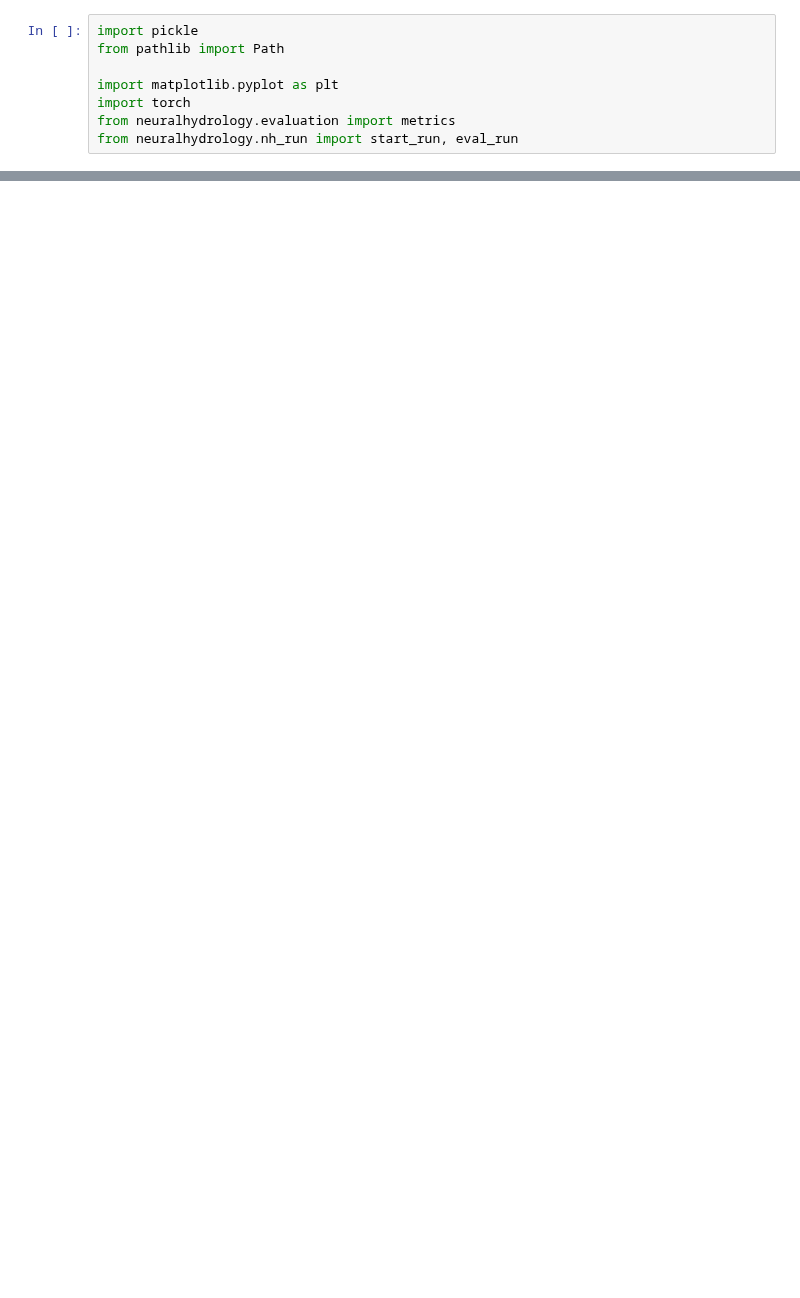
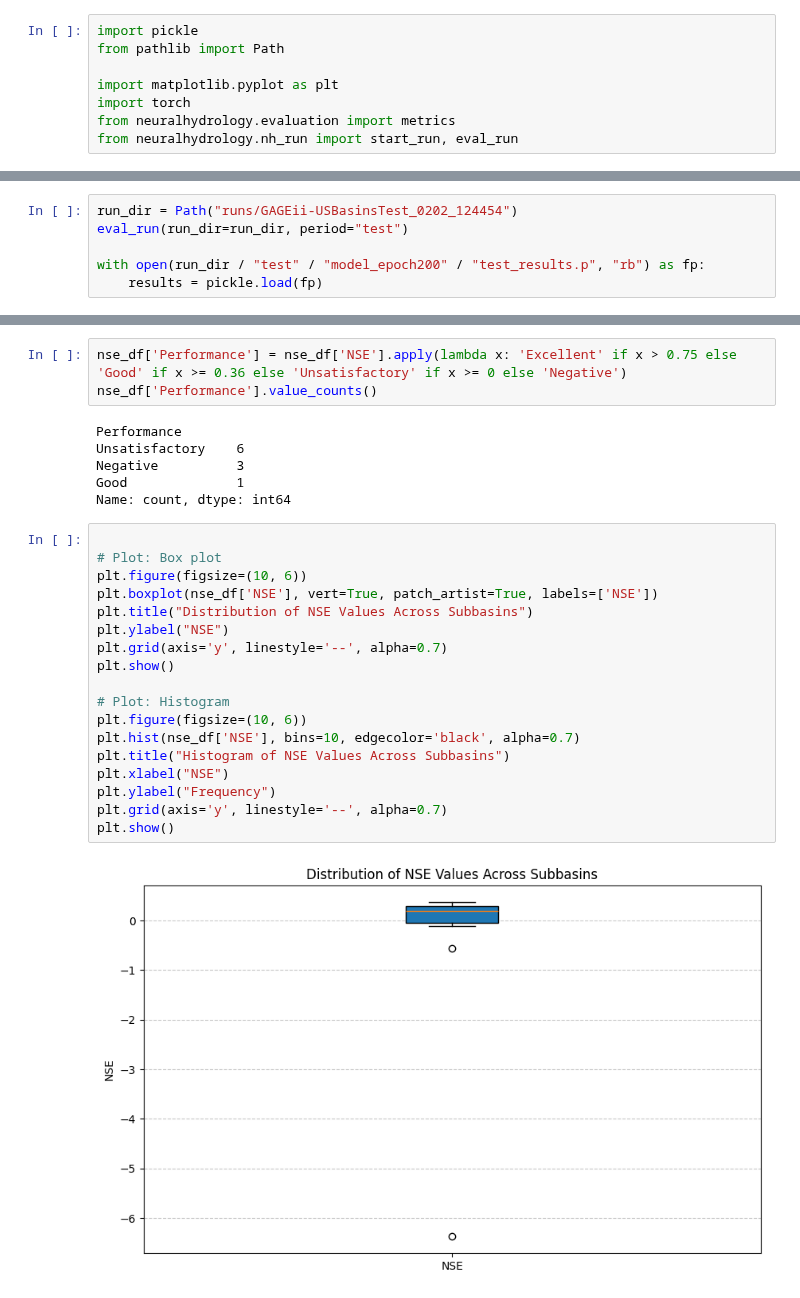
Before and after one commit to yunsupark1120/GAGEii_modeling, a Jupyter notebook: model_training.ipynb, the cells around one changed output, grey strips where cells are left out. Cells and saved outputs as stored; diff of their text form; blank space fills up the shorter version.

Commit message:
US Basins test evalutated

```diff
--- a/model_training.ipynb
+++ b/model_training.ipynb
@@ -136,0 +276,6 @@ ValueError: Cannot infer a legal frequency from dataset: None.
+# %%
+run_dir = Path("runs/GAGEii-USBasinsTest_0202_124454")
+eval_run(run_dir=run_dir, period="test")
+
+with open(run_dir / "test" / "model_epoch200" / "test_results.p", "rb") as fp:
+    results = pickle.load(fp)
@@ -136,0 +328,29 @@ ValueError: Cannot infer a legal frequency from dataset: None.
+# %%
+nse_df['Performance'] = nse_df['NSE'].apply(lambda x: 'Excellent' if x > 0.75 else 'Good' if x >= 0.36 else 'Unsatisfactory' if x >= 0 else 'Negative')
+nse_df['Performance'].value_counts()
+# %% [output]
+Performance
+Unsatisfactory    6
+Negative          3
+Good              1
+Name: count, dtype: int64
+# %%
+
+# Plot: Box plot
+plt.figure(figsize=(10, 6))
+plt.boxplot(nse_df['NSE'], vert=True, patch_artist=True, labels=['NSE'])
+plt.title("Distribution of NSE Values Across Subbasins")
+plt.ylabel("NSE")
+plt.grid(axis='y', linestyle='--', alpha=0.7)
+plt.show()
+
+# Plot: Histogram
+plt.figure(figsize=(10, 6))
+plt.hist(nse_df['NSE'], bins=10, edgecolor='black', alpha=0.7)
+plt.title("Histogram of NSE Values Across Subbasins")
+plt.xlabel("NSE")
+plt.ylabel("Frequency")
+plt.grid(axis='y', linestyle='--', alpha=0.7)
+plt.show()
+# %% [output]
+[figure, added]
```
Also changed, not shown: parts of 19 cells of this notebook.
